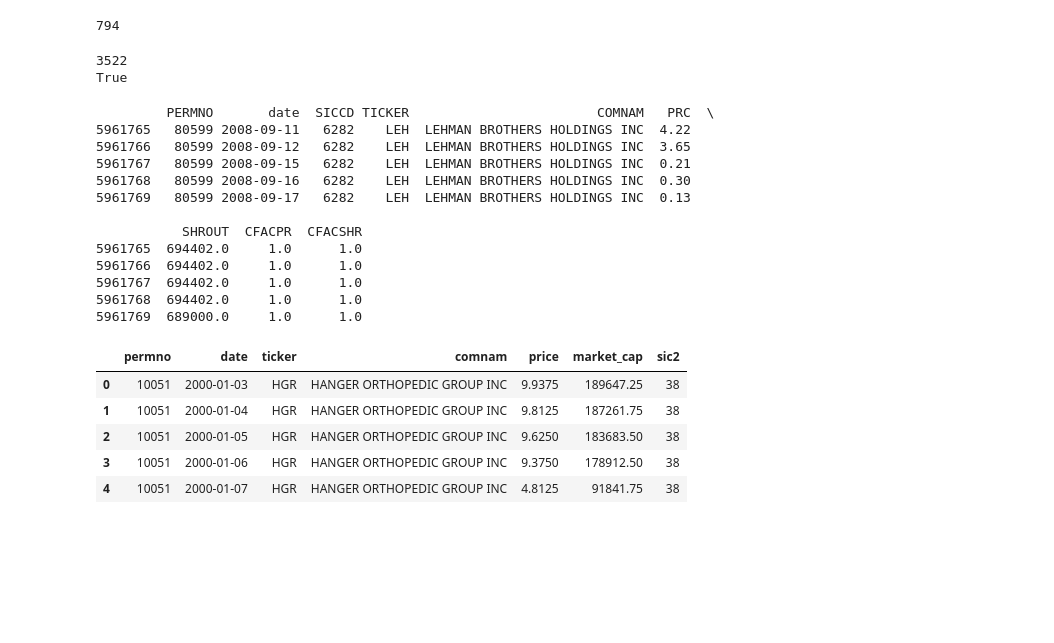
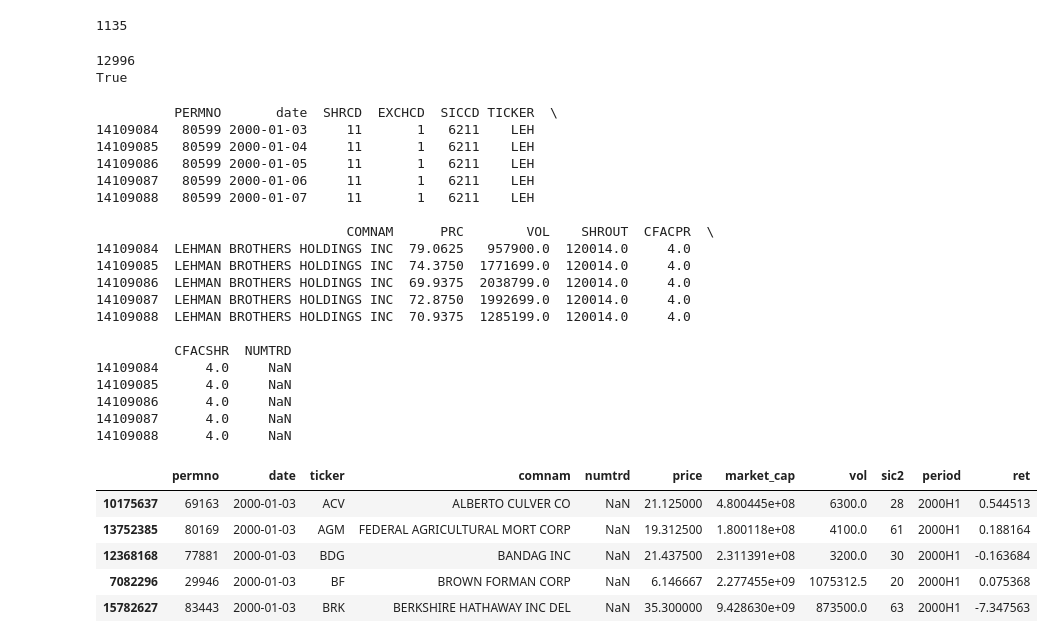
Before and after one commit to Ra20r/spectral-analysis, a Jupyter notebook: data.ipynb, the cells around one changed output. Saved outputs shown, nothing was run; the diff lists cells and outputs as text; code cells hidden in the pictures; blank space fills up the shorter version.

```diff
--- a/data.ipynb
+++ b/data.ipynb
@@ -8,9 +10,9 @@ import random
 sns.set_theme(style='whitegrid')
 %matplotlib inline
 # %%
-df = pd.read_csv("wrds1.csv", low_memory = False)
+df = pd.read_csv("wrds3.csv", low_memory = False)
 #wrds1.csv has only NYSE stocks
-df["date"] = pd.to_datetime(df["date"], errors="coerce")
+df["date"] = pd.to_datetime(df["date"], format="%Y-%m-%d", errors="coerce")
 df["SICCD"] = pd.to_numeric(df["SICCD"], errors="coerce").astype("Int64")
 df.head()
 # %% [output]
@@ -29,5 +31,6 @@ print(df['SHRCD'].unique())
 # %%
-df.drop(["NWPERM", "SHRCD", "EXCHCD"], axis=1, inplace=True)
+# df.drop(["NWPERM"], axis=1, inplace=True)
+df["PRC"] = df["PRC"].abs()
 # %%
 df.head()
 # %% [output]
@@ -40,47 +43,70 @@ df.head()
 # %%
 len(df["SICCD"].unique())
 # %% [output]
-794
+1135
 # %%
 tickers = [str(i) for i in df['TICKER'].unique()]
 tickers.sort()
 print(len(tickers))
 print("LEH" in tickers)
 # %% [output]
-3522
+12996
 True
 # %%
-lehman_df = df[df['COMNAM'].str.contains(r'LEHMAN', regex=True, case=False, na=False)]
-print(lehman_df.tail())
+lehman_df = df[df['COMNAM'].str.contains(r'LEHMAN BRO', regex=True, case=False, na=False)]
+print(lehman_df.head())
 # %% [output]
-         PERMNO       date  SICCD TICKER                        COMNAM   PRC  \
-5961765   80599 2008-09-11   6282    LEH  LEHMAN BROTHERS HOLDINGS INC  4.22
-5961766   80599 2008-09-12   6282    LEH  LEHMAN BROTHERS HOLDINGS INC  3.65
-5961767   80599 2008-09-15   6282    LEH  LEHMAN BROTHERS HOLDINGS INC  0.21
-5961768   80599 2008-09-16   6282    LEH  LEHMAN BROTHERS HOLDINGS INC  0.30
-5961769   80599 2008-09-17   6282    LEH  LEHMAN BROTHERS HOLDINGS INC  0.13
+          PERMNO       date  SHRCD  EXCHCD  SICCD TICKER  \
+14109084   80599 2000-01-03     11       1   6211    LEH
+14109085   80599 2000-01-04     11       1   6211    LEH
+14109086   80599 2000-01-05     11       1   6211    LEH
+14109087   80599 2000-01-06     11       1   6211    LEH
+14109088   80599 2000-01-07     11       1   6211    LEH
 
-           SHROUT  CFACPR  CFACSHR
-5961765  694402.0     1.0      1.0
-5961766  694402.0     1.0      1.0
-5961767  694402.0     1.0      1.0
-5961768  694402.0     1.0      1.0
-5961769  689000.0     1.0      1.0
+                                COMNAM      PRC        VOL    SHROUT  CFACPR  \
+14109084  LEHMAN BROTHERS HOLDINGS INC  79.0625   957900.0  120014.0     4.0
+14109085  LEHMAN BROTHERS HOLDINGS INC  74.3750  1771699.0  120014.0     4.0
+14109086  LEHMAN BROTHERS HOLDINGS INC  69.9375  2038799.0  120014.0     4.0
+14109087  LEHMAN BROTHERS HOLDINGS INC  72.8750  1992699.0  120014.0     4.0
+14109088  LEHMAN BROTHERS HOLDINGS INC  70.9375  1285199.0  120014.0     4.0
+
+          CFACSHR  NUMTRD
+14109084      4.0     NaN
+14109085      4.0     NaN
+14109086      4.0     NaN
+14109087      4.0     NaN
+14109088      4.0     NaN
 # %%
-price_data = df[["PERMNO", "date", "TICKER", "COMNAM"]].copy()
+price_data = df[["PERMNO", "date", "TICKER", "COMNAM", "NUMTRD"]].copy()
 price_data["price"] = df["PRC"] / df["CFACPR"]
-price_data["market_cap"] = (df["SHROUT"] / df["CFACSHR"]) * (df["PRC"] / df["CFACPR"])
+price_data["market_cap"] = (df["SHROUT"] * df["CFACSHR"]) * price_data["price"] * 1000
+price_data["vol"] = df["VOL"] * df["CFACSHR"]
+# the number is different from the exact number but for the study we need relative numbers
 price_data["sic2"] = df["SICCD"] // 100
-# check the above statement
+price_data['half'] = np.where(price_data['date'].dt.month <= 6, 'H1', 'H2')
+price_data['period'] = price_data['date'].dt.year.astype(str) + price_data['half']
 price_data.columns = [i.lower() for i in price_data.columns]
+price_data.drop(["half"], axis=1, inplace=True)
+price_data = price_data.sort_values(['ticker', 'date'])
+price_data = price_data[price_data['price'].notna() & (price_data['price'] > 0)]
+price_data['ret'] = (
+    np.log(price_data['price'] / price_data.groupby('ticker')['price'].shift(1))
+)
+price_data = price_data.sort_values(['date', 'ticker'])
+# Remove rows where ret is NaN or infinite
+price_data = price_data.replace([np.inf, -np.inf], np.nan).dropna(subset=['ret'])
+
+# numtrd: number of trades is useful to filter thinly traded stocks that might cloud covariance matrices
+# vol: filters out tiny illiquid stocks that cannot meaningfully contribute to a portfolio
+
 price_data.head()
 # %% [output]
-|  | permno | date | ticker | comnam | price | market_cap | sic2 |
-| 0 | 10051 | 2000-01-03 | HGR | HANGER ORTHOPEDIC GROUP INC | 9.9375 | 189647.25 | 38 |
-| 1 | 10051 | 2000-01-04 | HGR | HANGER ORTHOPEDIC GROUP INC | 9.8125 | 187261.75 | 38 |
-| 2 | 10051 | 2000-01-05 | HGR | HANGER ORTHOPEDIC GROUP INC | 9.6250 | 183683.50 | 38 |
-| 3 | 10051 | 2000-01-06 | HGR | HANGER ORTHOPEDIC GROUP INC | 9.3750 | 178912.50 | 38 |
-| 4 | 10051 | 2000-01-07 | HGR | HANGER ORTHOPEDIC GROUP INC | 4.8125 | 91841.75 | 38 |
+|  | permno | date | ticker | comnam | numtrd | price | market_cap | vol | sic2 | period | ret |
+| 10175637 | 69163 | 2000-01-03 | ACV | ALBERTO CULVER CO | NaN | 21.125000 | 4.800445e+08 | 6300.0 | 28 | 2000H1 | 0.544513 |
+| 13752385 | 80169 | 2000-01-03 | AGM | FEDERAL AGRICULTURAL MORT CORP | NaN | 19.312500 | 1.800118e+08 | 4100.0 | 61 | 2000H1 | 0.188164 |
+| 12368168 | 77881 | 2000-01-03 | BDG | BANDAG INC | NaN | 21.437500 | 2.311391e+08 | 3200.0 | 30 | 2000H1 | -0.163684 |
+| 7082296 | 29946 | 2000-01-03 | BF | BROWN FORMAN CORP | NaN | 6.146667 | 2.277455e+09 | 1075312.5 | 20 | 2000H1 | 0.075368 |
+| 15782627 | 83443 | 2000-01-03 | BRK | BERKSHIRE HATHAWAY INC DEL | NaN | 35.300000 | 9.428630e+09 | 873500.0 | 63 | 2000H1 | -7.347563 |
 # %%
 company_universe = price_data["ticker"].unique()
 print(company_universe)
```
Also changed, not shown: parts of 20 cells of this notebook, 1 other file.
